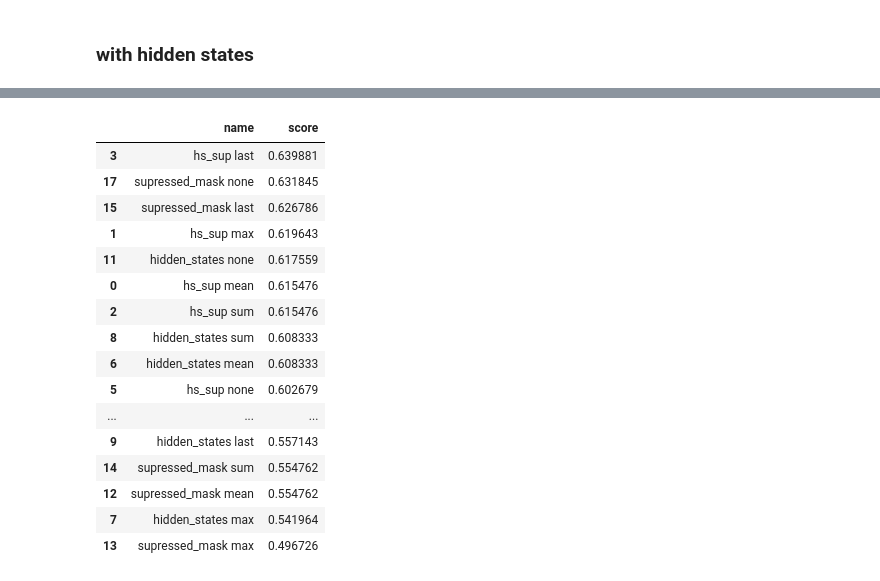
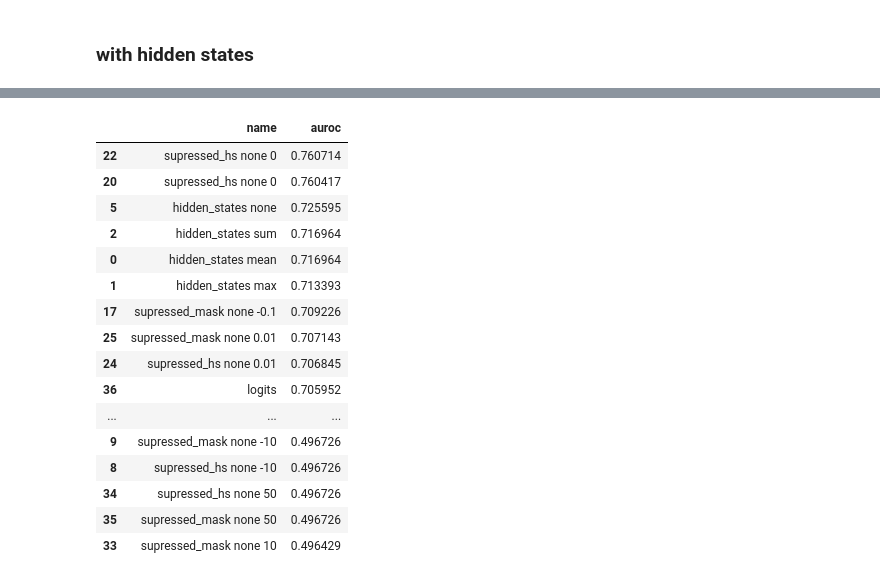
Before and after one commit to wassname/eliciting_suppressed_knowledge, a Jupyter notebook: nbs/TQA_regr 3b.ipynb, the cells around one changed output, grey strips where cells are left out. Saved outputs shown, nothing was run; the diff lists cells and outputs as text; code cells hidden in the pictures.

```diff
--- a/nbs/TQA_regr 3b.ipynb
+++ b/nbs/TQA_regr 3b.ipynb
@@ -94,4 +102,4 @@ def last_token_postproc(input, trace, output, model):
 # %%
-f = activation_store(ds, model, postprocess_result=last_token_postproc)
+f = activation_store(ds, model)
 f
 # %% [output]
@@ -467,0 +498,13 @@ score for probe(supressed_mask none): 0.632 roc auc, n=116
+# %%
+def calc_hs_sup(o, eps = 1.0e-2):
+    diffs_inv = o["diffs_inv"]
+    hs = o["hidden_states"] # [b l h]
+    if eps > 0:
+        supressed_mask = (diffs_inv > eps).to(hs.dtype)# [b l h]
+    else:
+        supressed_mask = (diffs_inv < eps).to(hs.dtype)
+
+    o['supressed_hs'] = hs * supressed_mask
+    o['supressed_mask'] = supressed_mask
+    # print({k:v.shape for k,v in o.items()})
+    return o
@@ -467,0 +530,6 @@ score for probe(supressed_mask none): 0.632 roc auc, n=116
+# %%
+X = ds_a2['logits']
+name = f"logits"
+score = train_linear_prob_on_dataset(X, name)
+results.append((name, score))
+score
@@ -467,0 +539,16 @@ score for probe(supressed_mask none): 0.632 roc auc, n=116
+# %%
+# now various eps
+for eps in [-50, -10, -5, -1, -0.5, -0.1, -0.01, -0, 0, 0.01, 0.1, 0.5, 1, 10, 50]:
+    gc.collect()
+    ds_a3 = ds_a2.map(lambda x:calc_hs_sup(x, eps=eps), num_proc=None, batched=True, batch_size=64, desc=f"eps {eps}")
+    print(f"eps {eps} ds_a3['supressed_mask'].mean()={ds_a3['supressed_mask'].mean()}")
+    data_names = ["supressed_hs", "supressed_mask"]
+    for dn in data_names:
+        try:
+            X = torch.stack([r1f(x) for x in ds_a3[dn]])
+            name = f"{dn} {r1} {eps}"
+            score = train_linear_prob_on_dataset(X, name)
+            results.append((name, score))
+        except Exception as e:
+            print(f"error with {name}")
+            print(e)
@@ -468,23 +573,26 @@ score for probe(supressed_mask none): 0.632 roc auc, n=116
 # %%
 import pandas as pd
+
 # note hs_sup seems to get more important as we lower the thresh
-df = pd.DataFrame(results, columns=['name', 'score']).sort_values('score', ascending=False)
+df = pd.DataFrame(results, columns=["name", "auroc"]).sort_values(
+    "auroc", ascending=False
+)
 df
 # %% [output]
-|  | name | score |
-| 3 | hs_sup last | 0.639881 |
-| 17 | supressed_mask none | 0.631845 |
-| 15 | supressed_mask last | 0.626786 |
-| 1 | hs_sup max | 0.619643 |
-| 11 | hidden_states none | 0.617559 |
-| 0 | hs_sup mean | 0.615476 |
-| 2 | hs_sup sum | 0.615476 |
-| 8 | hidden_states sum | 0.608333 |
-| 6 | hidden_states mean | 0.608333 |
-| 5 | hs_sup none | 0.602679 |
+|  | name | auroc |
+| 22 | supressed_hs none 0 | 0.760714 |
+| 20 | supressed_hs none 0 | 0.760417 |
+| 5 | hidden_states none | 0.725595 |
+| 2 | hidden_states sum | 0.716964 |
+| 0 | hidden_states mean | 0.716964 |
+| 1 | hidden_states max | 0.713393 |
+| 17 | supressed_mask none -0.1 | 0.709226 |
+| 25 | supressed_mask none 0.01 | 0.707143 |
+| 24 | supressed_hs none 0.01 | 0.706845 |
+| 36 | logits | 0.705952 |
 | ... | ... | ... |
-| 9 | hidden_states last | 0.557143 |
-| 14 | supressed_mask sum | 0.554762 |
-| 12 | supressed_mask mean | 0.554762 |
-| 7 | hidden_states max | 0.541964 |
-| 13 | supressed_mask max | 0.496726 |
+| 9 | supressed_mask none -10 | 0.496726 |
+| 8 | supressed_hs none -10 | 0.496726 |
+| 34 | supressed_hs none 50 | 0.496726 |
+| 35 | supressed_mask none 50 | 0.496726 |
+| 33 | supressed_mask none 10 | 0.496429 |
```
Also changed, not shown: parts of 31 cells of this notebook, 5 other files.
